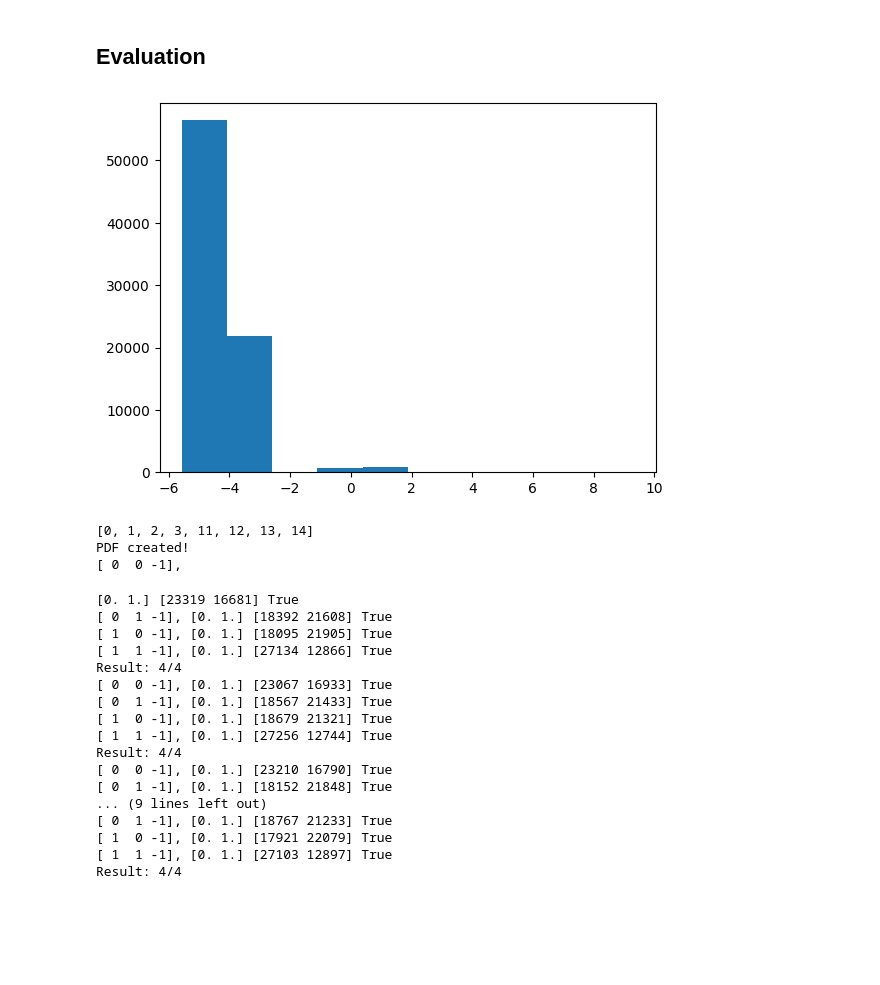
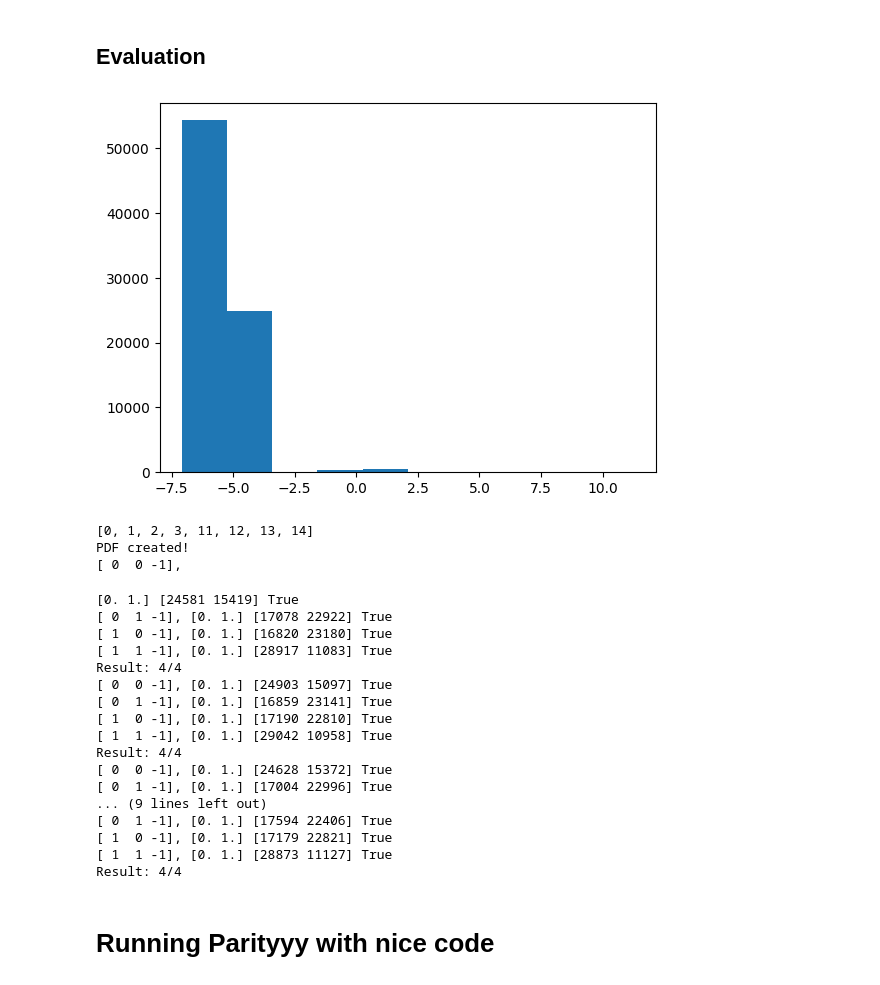
Before and after one commit to joshi98kishan/boltzmann-machine, a Jupyter notebook: bm_exp1_parity_problem.ipynb, the cells around one changed output. Saved outputs shown, nothing was run; the diff lists cells and outputs as text; code cells hidden in the pictures; blank space fills up the shorter version.

Commit message:
update BM class, update parity prob NB, add NB for 424, 838, 401040 encoder and for shifter prob.

```diff
--- a/bm_exp1_parity_problem.ipynb
+++ b/bm_exp1_parity_problem.ipynb
@@ -370,14 +370,14 @@ init_W = np.array([[ 0.     , -2.47075, -2.44625, -5.72825,  3.5965 ],
        [-2.44625, -2.48225,  0.     , -5.7355 ,  3.58775],
        [-5.72825, -5.7075 , -5.7355 ,  0.     ,  4.9675 ],
        [ 3.5965 ,  3.49025,  3.58775,  4.9675 ,  0.     ]])
-# init_W=None
+init_W=None
 
 num_hid_nodes = 1
 bm = BoltzmannMachine(env_states, num_hid_nodes, init_W=init_W)
 bm.equil_time_temp = (1000, 0.5)
 bm.weight_update_magnitude = 1
 
-Ws = bm.learn(200)
+Ws = bm.learn(2000)
 # %%
 ## LEARNED Correct Weights
 
@@ -529,61 +527,66 @@ Result: 2/4
 # T = 2
 
 # learned weights-2
-gt_W = np.array([[ 0.      , -2.61675 , -2.6925  , -6.348   ,  4.109875],
-                [-2.61675 ,  0.      , -2.72625 , -6.317   ,  4.06425 ],
-                [-2.6925  , -2.72625 ,  0.      , -6.33375 ,  4.010625],
-                [-6.348   , -6.317   , -6.33375 ,  0.      ,  5.551   ],
-                [ 4.109875,  4.06425 ,  4.010625,  5.551   ,  0.      ]])
+# gt_W = np.array([[ 0.      , -2.61675 , -2.6925  , -6.348   ,  4.109875],
+#                 [-2.61675 ,  0.      , -2.72625 , -6.317   ,  4.06425 ],
+#                 [-2.6925  , -2.72625 ,  0.      , -6.33375 ,  4.010625],
+#                 [-6.348   , -6.317   , -6.33375 ,  0.      ,  5.551   ],
+#                 [ 4.109875,  4.06425 ,  4.010625,  5.551   ,  0.      ]])
+# T=2
+
+gt_W = bm.W
 T=2
 
 
 gt_bm = BoltzmannMachine(env_states, 1)
 gt_bm.W = gt_W
 gt_bm.equil_time_temp = (10000, T)
 
 # parity_problem_testing(env_states, gt_bm)
 
 
 #------ energy distribution
 query = np.ones(3)*-1
 equi_states = gt_bm.search(query)
 
 energies = np.array([gt_bm.calc_energy(state) for state in equi_states])
 # np.unique(energies, return_counts=True)
 plt.hist(energies)
 plt.show()
 
 # equi_dist = np.unique(equi_states, axis=0, return_counts=True)
 # states, state_counts = equi_dist
 
 # for state, count in zip(states, state_counts):
 #     print(state, count, gt_bm.calc_energy(state))
 
 gt_bm.free_run_debug = [gt_bm.create_states_dist(equi_states)]
 gen_free_state_dist_pdf(gt_bm, 'gt_bm_plots.pdf')
 print('PDF created!')
 
 for _ in range(5):
     parity_problem_testing(env_states, gt_bm)
 # %% [output]
-[figure, old version]
+[figure, new version]
 [0, 1, 2, 3, 11, 12, 13, 14]
 PDF created!
 [ 0  0 -1],
-[0. 1.] [23319 16681] True
-[ 0  1 -1], [0. 1.] [18392 21608] True
-[ 1  0 -1], [0. 1.] [18095 21905] True
-[ 1  1 -1], [0. 1.] [27134 12866] True
+[0. 1.] [24581 15419] True
+[ 0  1 -1], [0. 1.] [17078 22922] True
+[ 1  0 -1], [0. 1.] [16820 23180] True
+[ 1  1 -1], [0. 1.] [28917 11083] True
 Result: 4/4
-[ 0  0 -1], [0. 1.] [23067 16933] True
-[ 0  1 -1], [0. 1.] [18567 21433] True
-[ 1  0 -1], [0. 1.] [18679 21321] True
-[ 1  1 -1], [0. 1.] [27256 12744] True
+[ 0  0 -1], [0. 1.] [24903 15097] True
+[ 0  1 -1], [0. 1.] [16859 23141] True
+[ 1  0 -1], [0. 1.] [17190 22810] True
+[ 1  1 -1], [0. 1.] [29042 10958] True
 Result: 4/4
-[ 0  0 -1], [0. 1.] [23210 16790] True
-[ 0  1 -1], [0. 1.] [18152 21848] True
+[ 0  0 -1], [0. 1.] [24628 15372] True
+[ 0  1 -1], [0. 1.] [17004 22996] True
 ... (9 lines left out)
-[ 0  1 -1], [0. 1.] [18767 21233] True
-[ 1  0 -1], [0. 1.] [17921 22079] True
-[ 1  1 -1], [0. 1.] [27103 12897] True
+[ 0  1 -1], [0. 1.] [17594 22406] True
+[ 1  0 -1], [0. 1.] [17179 22821] True
+[ 1  1 -1], [0. 1.] [28873 11127] True
 Result: 4/4
+# %% [markdown]
+# Running Parityyy with nice code
```
Also changed, not shown: parts of 9 cells of this notebook, 13 other files.
